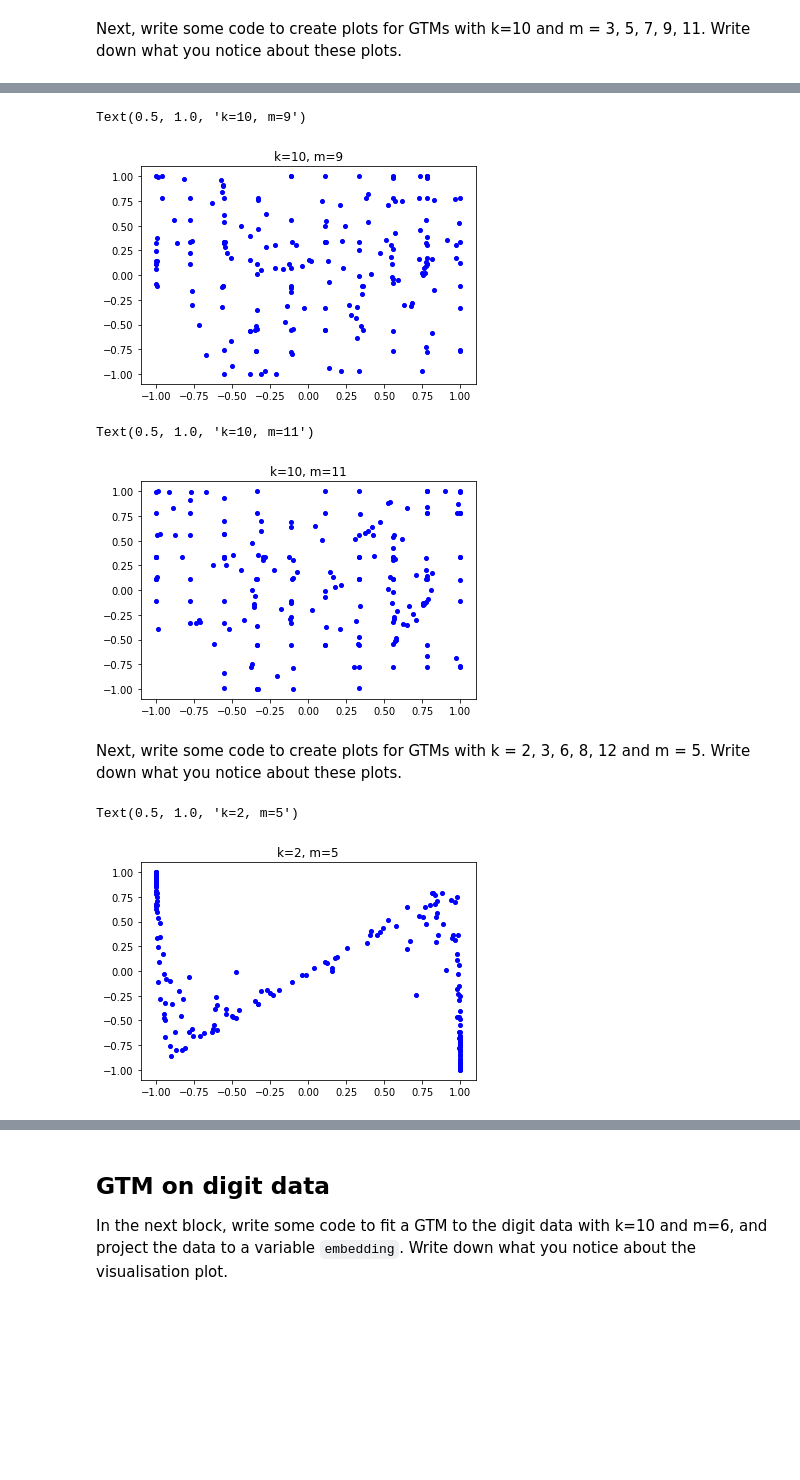
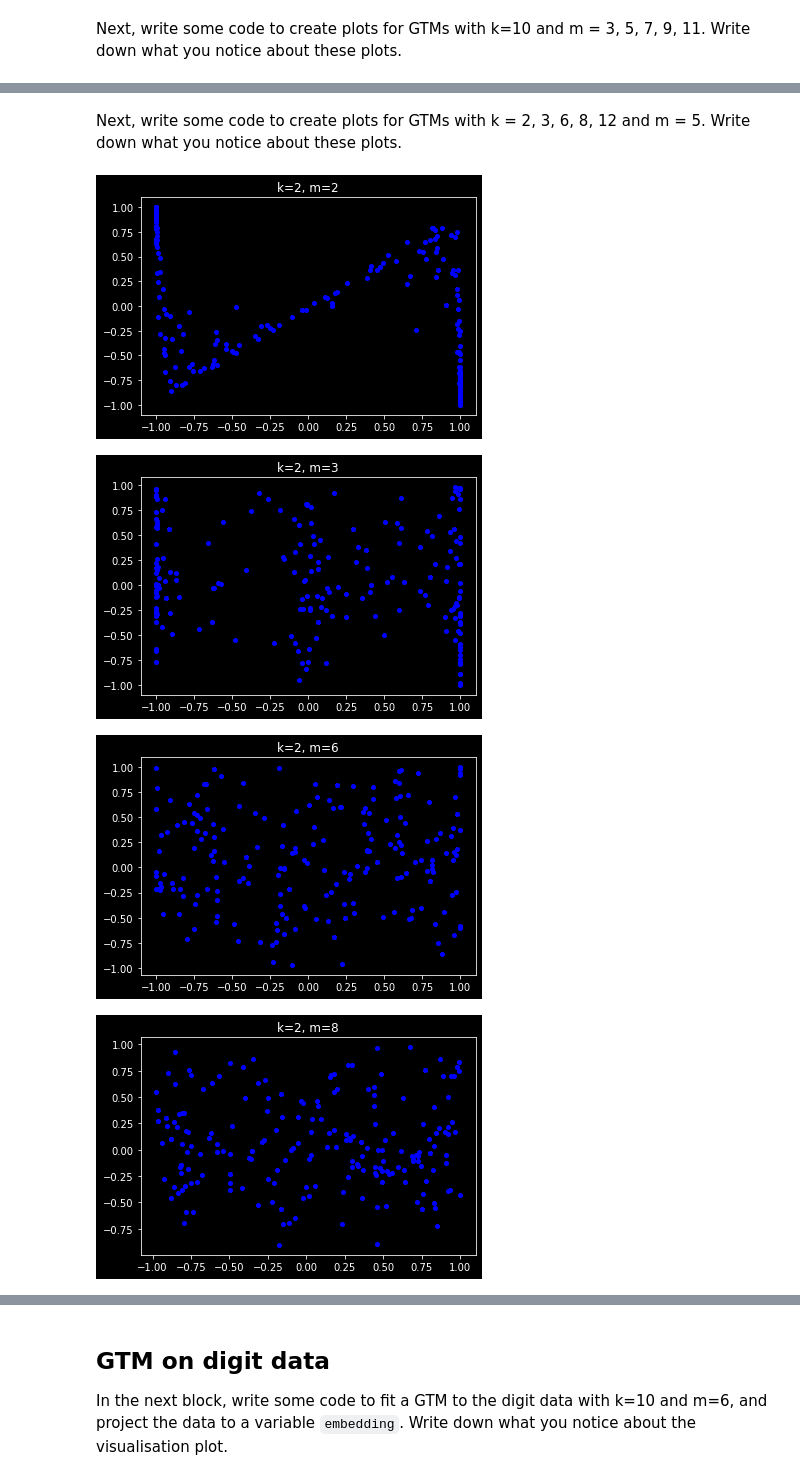
Before and after one commit to Raynham/Advanced-Data-Dnalytics, a Jupyter notebook: week3/worksheet3.ipynb, the cells around one changed output, grey strips where cells are left out. Drawn from its saved outputs; the diff is of its cells as text; code cells hidden in the pictures; blank space fills up the shorter version.

```diff
--- a/week3/worksheet3.ipynb
+++ b/week3/worksheet3.ipynb
@@ -235,7 +280,0 @@ Text(0.5, 1.0, 'k=10, m=3')
-# %%
-gtm = ugtm.eGTM( k=10, m=5, s=1, regul=0.5, random_state = 1729 )
-gtm.fit(Xtrain)
-points = gtm.transform(Xtest)
-plt.figure(2)
-scatterPlot = plt.plot(points[0:200, 0], points[0:200,1], 'b.', markersize=8)
-plt.title(f'k=10, m=5')
@@ -245,7 +280,0 @@ Text(0.5, 1.0, 'k=10, m=5')
-# %%
-gtm = ugtm.eGTM( k=10, m=7, s=1, regul=0.5, random_state = 1729 )
-gtm.fit(Xtrain)
-points = gtm.transform(Xtest)
-plt.figure(2)
-scatterPlot = plt.plot(points[0:200, 0], points[0:200,1], 'b.', markersize=8)
-plt.title(f'k=10, m=7')
@@ -255,34 +281,16 @@ Text(0.5, 1.0, 'k=10, m=7')
-# %%
-gtm = ugtm.eGTM( k=10, m=9, s=1, regul=0.5, random_state = 1729 )
-gtm.fit(Xtrain)
-points = gtm.transform(Xtest)
-plt.figure(2)
-scatterPlot = plt.plot(points[0:200, 0], points[0:200,1], 'b.', markersize=8)
-plt.title(f'k=10, m=9')
-# %% [output]
-Text(0.5, 1.0, 'k=10, m=9')
-[figure, removed]
-# %%
-gtm = ugtm.eGTM( k=10, m=11, s=1, regul=0.5, random_state = 1729 )
-gtm.fit(Xtrain)
-points = gtm.transform(Xtest)
-plt.figure(2)
-scatterPlot = plt.plot(points[0:200, 0], points[0:200,1], 'b.', markersize=8)
-plt.title(f'k=10, m=11')
-# %% [output]
-Text(0.5, 1.0, 'k=10, m=11')
-[figure, removed]
 # %% [markdown]
 Next, write some code to create plots for GTMs with k = 2, 3, 6, 8, 12 and m = 5. Write down what you notice about these plots.
 # %%
 #TODO block 7
-
-gtm = ugtm.eGTM( k=2, m=5, s=1, regul=0.5, random_state = 1729 )
-gtm.fit(Xtrain)
-points = gtm.transform(Xtest)
-plt.figure(2)
-scatterPlot = plt.plot(points[0:200, 0], points[0:200,1], 'b.', markersize=8)
-plt.title('k=2, m=5')
+for k in [2,3,6,8,12]:
+    gtm = ugtm.eGTM( k=k, m=5, s=1, regul=0.5, random_state = 1729 )
+    gtm.fit(Xtrain)
+    points = gtm.transform(Xtest)
+    plt.figure(k)
+    scatterPlot = plt.plot(points[0:200, 0], points[0:200,1], 'b.', markersize=8)
+    plt.title(f'k=2, m={k}')
 # %% [output]
-Text(0.5, 1.0, 'k=2, m=5')
-[figure, old version]
+[figure, new version]
+[figure, added]
+[figure, added]
+[figure, added]
```
Also changed, not shown: parts of 16 cells of this notebook, 2 other files.
